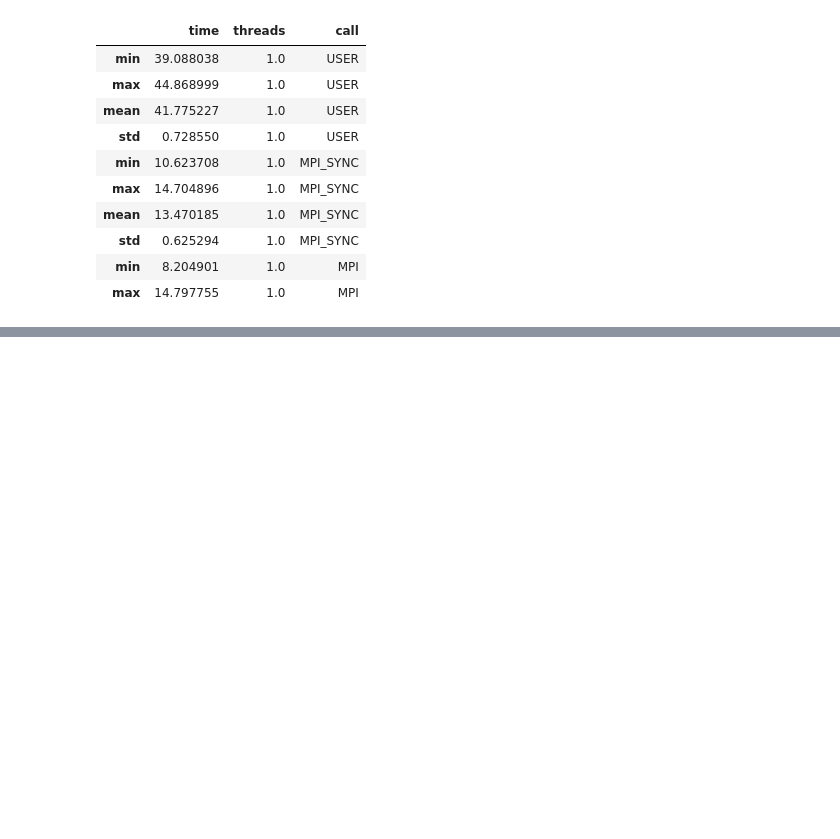
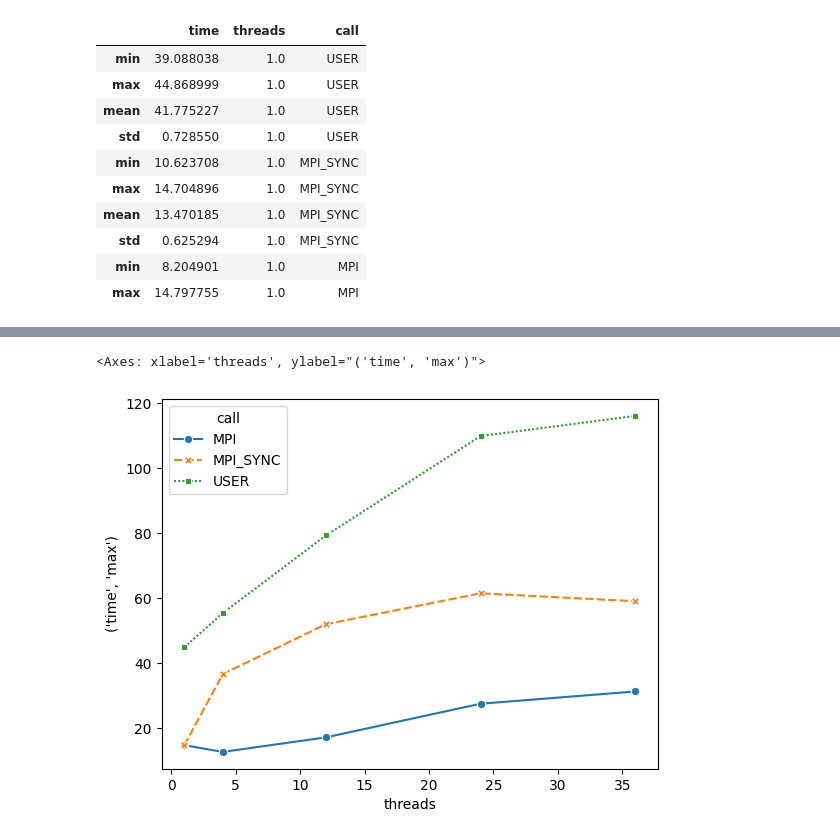
Before and after one commit to lucaparisi91/met-lfric-cirrus, a Jupyter notebook: results/analyse_results.ipynb, the cells around one changed output, grey strips where cells are left out. Drawn from its saved outputs; the diff is of its cells as text; code cells hidden in the pictures; blank space fills up the shorter version.

```diff
--- a/results/analyse_results.ipynb
+++ b/results/analyse_results.ipynb
@@ -170,2 +175,5 @@ compact_summary_profile.head(10)
 # %%
-plt.plot(compact_summary_profile["threads"], compact_summary_profile[("time", "max")], 'o--')
+sns.lineplot(data=compact_summary_profile, x="threads", y=("time", "max"), style="call", hue="call", markers=True, dashes=True)
+# %% [output]
+<Axes: xlabel='threads', ylabel="('time', 'max')">
+[figure, added]
```
Also changed, not shown: parts of 1 cell of this notebook.
